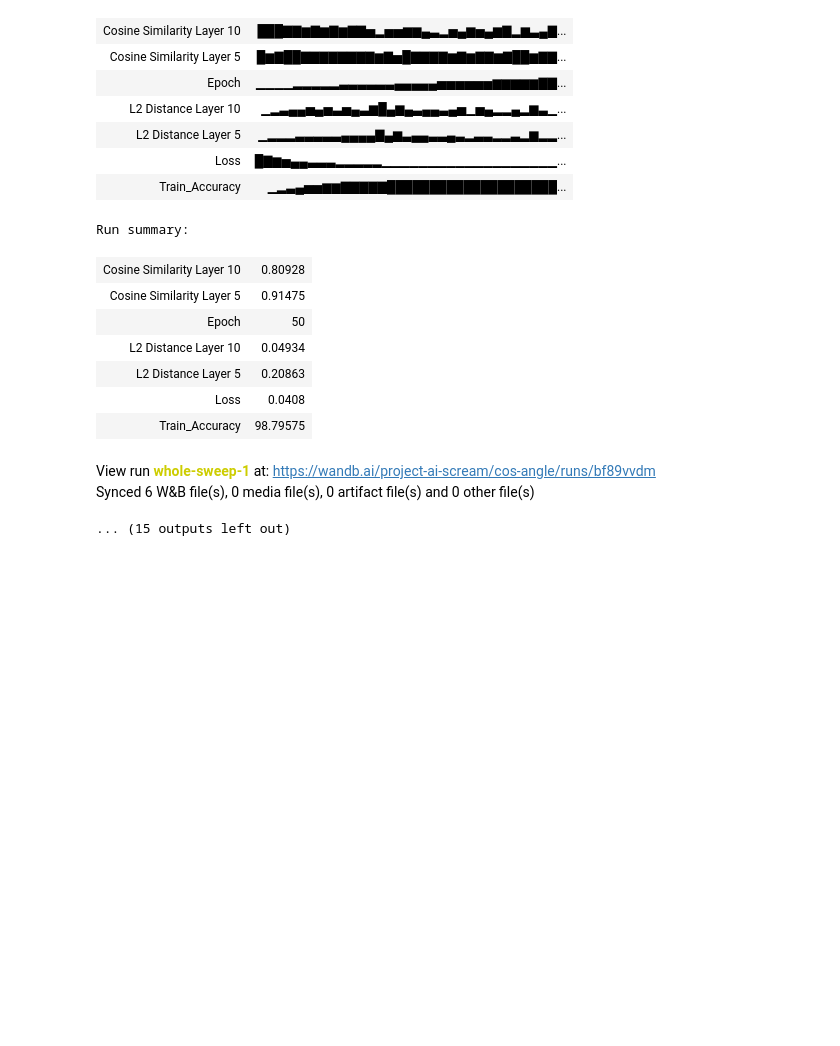
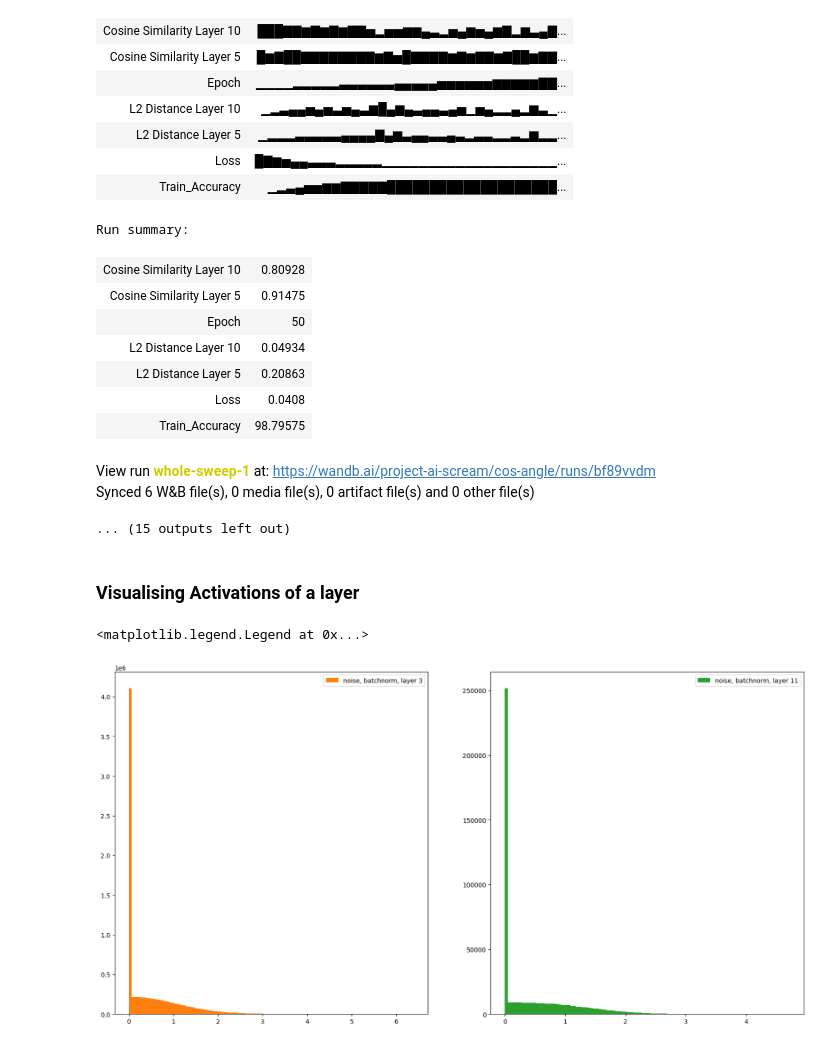
Before and after one commit to sanikadamn/Does-batchnorm-reduce-ICS-, a Jupyter notebook: experiment2.ipynb, the cells around one changed output. Saved outputs shown, nothing was run; the diff lists cells and outputs as text; code cells hidden in the pictures; blank space fills up the shorter version.

Commit message:
Added Histogram

```diff
--- a/experiment2.ipynb
+++ b/experiment2.ipynb
@@ -106,6 +106,9 @@ class VGG16(nn.Module):
             nn.Linear(4096, num_classes),
         )
 
+        self.output3 = None
+        self.output11 = None
+
     # creates specific layers for layers with batchnorm and noise
     def _make_layer(self, in_channels, out_channels, batchnorm, maxpool=False):
         layers = [
@@ -131,6 +134,7 @@ class VGG16(nn.Module):
         out = self.layer1(x)
         out = self.layer2(out)
         out = self.layer3(out)
+        self.output3 = out
         out = self.layer4(out)
         out = self.layer5(out)
         out = self.layer6(out)
@@ -139,6 +143,7 @@ class VGG16(nn.Module):
         out = self.layer9(out)
         out = self.layer10(out)
         out = self.layer11(out)
+        self.output11 = out
         out = self.layer12(out)
         out = self.layer13(out)
         out = out.view(out.size(0), -1)
@@ -153,6 +158,9 @@ class VGG16(nn.Module):
         # cross entropy loss and adam optimzer are used
         criterion = nn.CrossEntropyLoss().to(device)
         optimizer = torch.optim.Adam(self.parameters(), lr=learning_rate)
+
+        out3 = []
+        out11 =[]
         for epoch in tqdm(range(epochs)):
             self.train().to(device)
 
@@ -178,8 +186,14 @@ class VGG16(nn.Module):
                 _, predicted = torch.max(outputs.data, 1)
                 total += labels.size(0)
                 correct += (predicted == labels).sum().item()
-                if(i % 30 == 0):
-                    wandb.log({"Epoch": epoch + 1, "Loss": total_loss / (i + 1), "Train_Accuracy": 100 *correct / total})
+                if(epoch % 5 == 0 and i % 30 == 0):
+                    out3.append(self.output3)
+                    out11.append(self.output11)
+                    # wandb.log({"Epoch": epoch + 1, "Output3"})
+
+                #     wandb.log({"Epoch": epoch + 1, "Loss": total_loss / (i + 1), "Train_Accuracy": 100 *correct / total})
+
+        return out3, out11
 # %%
 # sweep configuration used for wandb sweeps
 sweep_config = {
@@ -503,3 +517,24 @@ Run summary:
 View run whole-sweep-1 at: https://wandb.ai/project-ai-scream/cos-angle/runs/bf89vvdm
 Synced 6 W&B file(s), 0 media file(s), 0 artifact file(s) and 0 other file(s)
 ... (15 outputs left out)
+# %% [markdown]
+### Visualising Activations of a layer
+# %%
+model_nb = VGG16(10, True, True)
+model_b = VGG16(10, True, False)
+model = VGG16(10, False, False)
+# %%
+nb_3, nb_11 = model_nb.fit(loaders, 30, device, 0.0005)
+b_3, b_11 = model_b.fit(loaders, 30, device, 0.0005)
+# %%
+plt.figure(figsize=(20, 10))
+plt.subplot(1, 2, 1)
+plt.hist(nb_3[0].cpu().detach().numpy().flatten(), bins=100, alpha=1, label='noise, batchnorm, layer 3', color='C1')
+
+plt.legend()
+plt.subplot(1, 2, 2)
+plt.hist(nb_11[0].cpu().detach().numpy().flatten(), bins=100, alpha=1, label='noise, batchnorm, layer 11', color='C2')
+plt.legend()
+# %% [output]
+<matplotlib.legend.Legend at 0x...>
+[figure, added]
```
Also changed, not shown: parts of 1 cell of this notebook.
